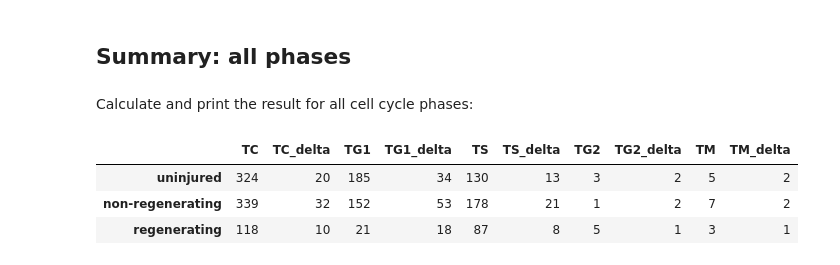
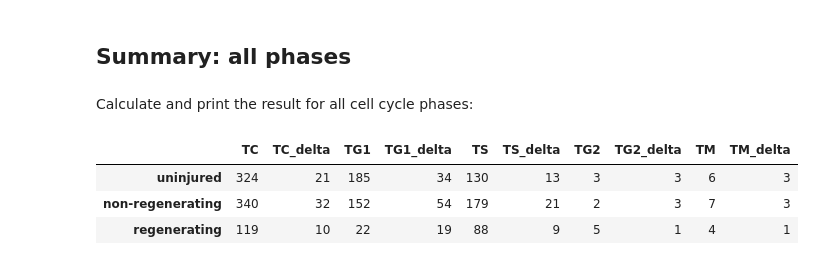
Before and after one commit to fabianrost84/Supplement-to-Rodrigo-Albors-et-al-2015, a Jupyter notebook: axolotl_spinal_cord_regeneration.ipynb, the cells around one changed output. Saved outputs shown, nothing was run; the diff lists cells and outputs as text; code cells hidden in the pictures.

Commit message:
floor -> around

```diff
--- a/axolotl_spinal_cord_regeneration.ipynb
+++ b/axolotl_spinal_cord_regeneration.ipynb
@@ -506,9 +506,9 @@ for cell_population in li_data.index.unique():
     cell_cycle_phase.loc[cell_population, 'TM'] = TM
     cell_cycle_phase.loc[cell_population, 'TM_delta'] = TM_delta
 # %%
-sp.floor(cell_cycle_phase)
+sp.around(cell_cycle_phase)
 # %% [output]
 |  | TC | TC_delta | TG1 | TG1_delta | TS | TS_delta | TG2 | TG2_delta | TM | TM_delta |
-| uninjured | 324 | 20 | 185 | 34 | 130 | 13 | 3 | 2 | 5 | 2 |
-| non-regenerating | 339 | 32 | 152 | 53 | 178 | 21 | 1 | 2 | 7 | 2 |
-| regenerating | 118 | 10 | 21 | 18 | 87 | 8 | 5 | 1 | 3 | 1 |
+| uninjured | 324 | 21 | 185 | 34 | 130 | 13 | 3 | 3 | 6 | 3 |
+| non-regenerating | 340 | 32 | 152 | 54 | 179 | 21 | 2 | 3 | 7 | 3 |
+| regenerating | 119 | 10 | 22 | 19 | 88 | 9 | 5 | 1 | 4 | 1 |
```
